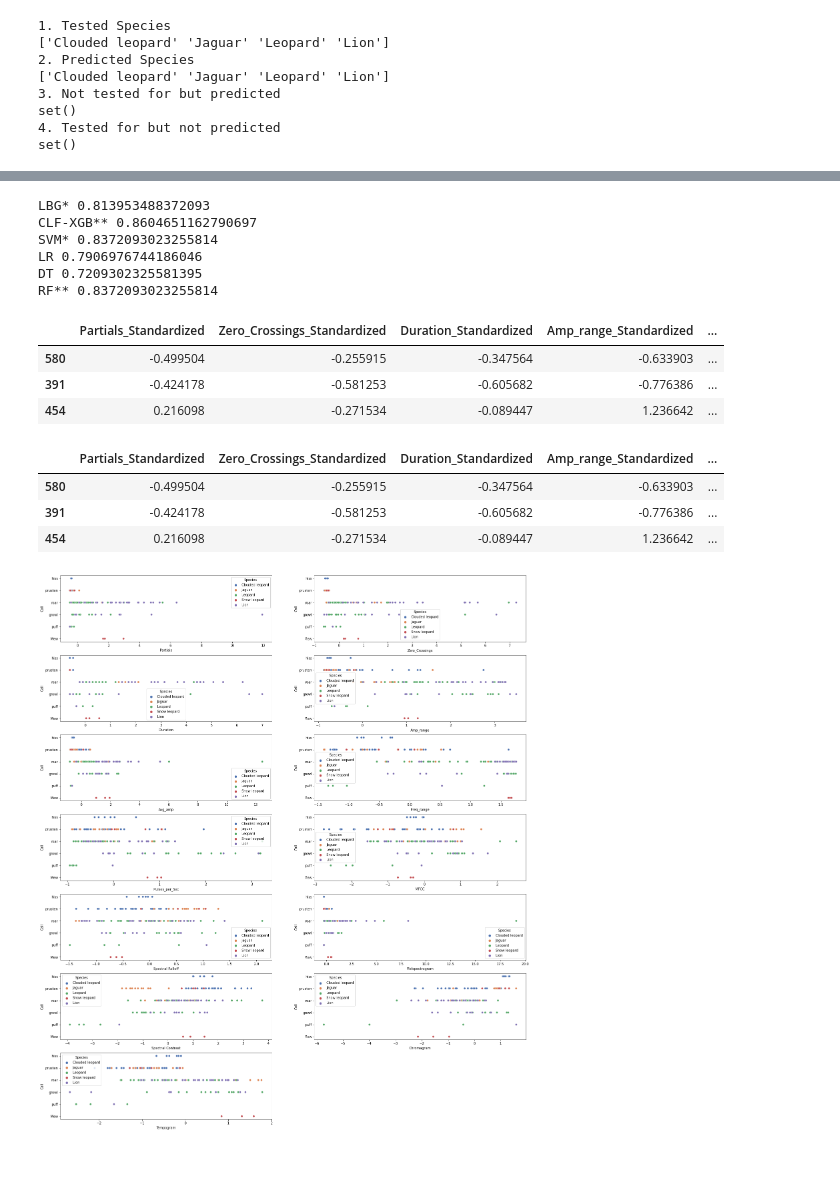
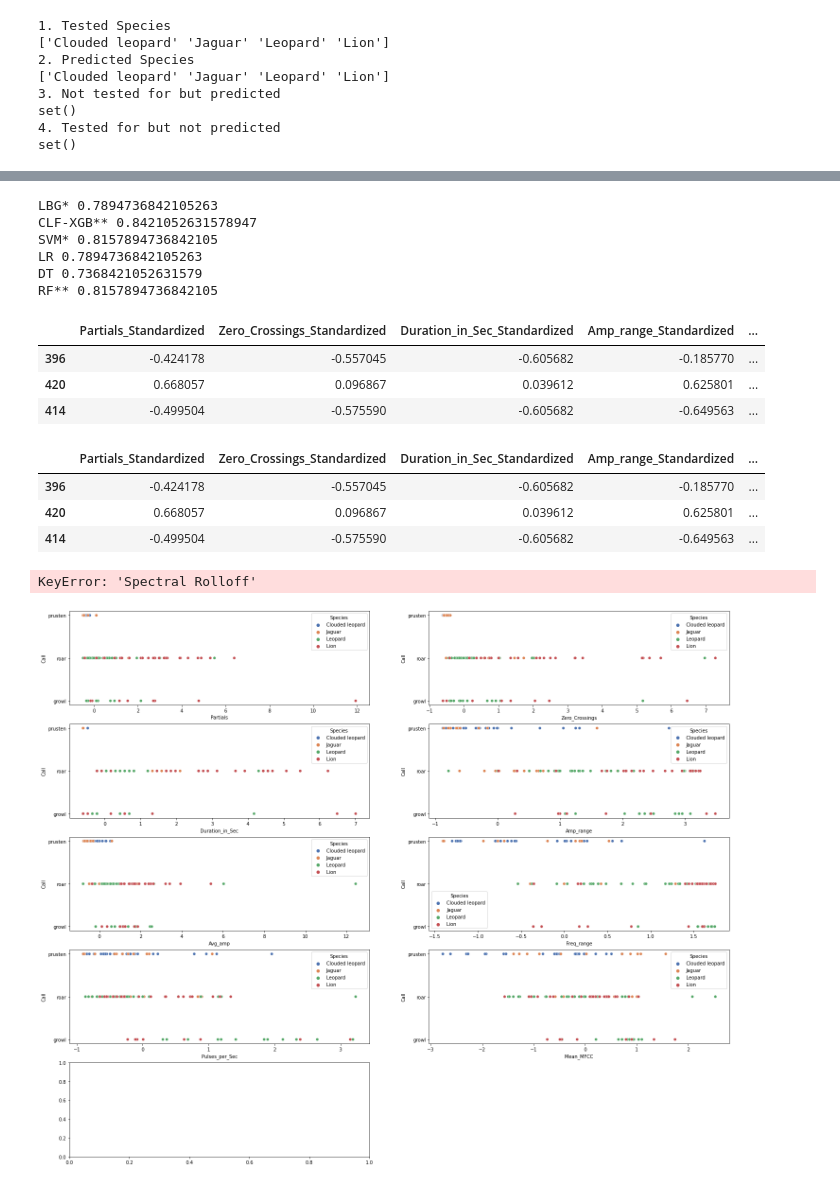
Before and after one commit to kexantus/felidetect, a Jupyter notebook: Modeling-Pantherinae.ipynb, the cells around one changed output, grey strips where cells are left out. Saved outputs shown, nothing was run; the diff lists cells and outputs as text; code cells hidden in the pictures.

```diff
--- a/Modeling-Pantherinae.ipynb
+++ b/Modeling-Pantherinae.ipynb
@@ -64,5 +64,10 @@ df.shape
-# %%
-df = df[df.Species.isin(['Clouded leopard','Snow leopard', 'Jaguar','Leopard','Lion'])]
+# %%
+"Pull records containing 'Clouded leopard','Jaguar','Leopard','Lion' but not Snow Leopard due to unbalanced data"
+
+df = df[df.Species.isin(['Clouded leopard','Jaguar','Leopard','Lion'])]
+
+"Remove records with mew, hiss, puff"
+df = df[df.Call.isin(['roar','prusten','growl'])]
 # %%
 df.shape
 # %% [output]
@@ -78,8 +84,8 @@ Index(['File Name', 'Duration_in_Sec', 'Zero_Crossings', 'Amp_range',
       dtype='object')
 # %%
-X = df[pd.notnull(df['Call'])][['Partials', 'Zero_Crossings', 'Duration', 'Amp_range', 'Avg_amp',
-       'Freq_range', 'Pulses_per_Sec', 'MFCC', 'Spectral Rolloff',
-       'Melspectrogram', 'Spectral Contrast', 'Chromagram', 'Tempogram']]
+X = df[pd.notnull(df['Call'])][['Partials', 'Zero_Crossings', 'Duration_in_Sec', 'Amp_range', 'Avg_amp',
+       'Freq_range', 'Pulses_per_Sec', 'Mean_MFCC', 'Mean_Spectral Rolloff',
+'Mean_Melspectrogram', 'Mean_Spectral Contrast', 'Mean_Chromagram', 'Mean_Tempogram']]
 y = df[pd.notnull(df['Call'])][['Call','Species']]
 # %%
 X_train, X_test, y_train, y_test = train_test_split(X, y, test_size = 0.30, random_state=42)
@@ -861,12 +870,12 @@ print('LR',lr2.score(X_test, y_test2))
 print('DT',dt2.score(X_test, y_test2))
 print('RF**',rf2.score(X_test, y_test2))
 # %% [output]
-LBG* 0.813953488372093
-CLF-XGB** 0.8604651162790697
-SVM* 0.8372093023255814
-LR 0.7906976744186046
-DT 0.7209302325581395
-RF** 0.8372093023255814
+LBG* 0.7894736842105263
+CLF-XGB** 0.8421052631578947
+SVM* 0.8157894736842105
+LR 0.7894736842105263
+DT 0.7368421052631579
+RF** 0.8157894736842105
 # %%
 pred_df = pd.DataFrame(X_test.copy())
 pred_df = pred_df.join(df_raw, lsuffix='_Standardized')
@@ -883,10 +892,10 @@ pred_df['Predicted'] = y_clf2
 pred_df.to_csv('Species Classification Data with XGB.csv', index=False)
 pred_df.head(3)
 # %% [output]
-|  | Partials_Standardized | Zero_Crossings_Standardized | Duration_Standardized | Amp_range_Standardized | ... |
-| 580 | -0.499504 | -0.255915 | -0.347564 | -0.633903 | ... |
-| 391 | -0.424178 | -0.581253 | -0.605682 | -0.776386 | ... |
-| 454 | 0.216098 | -0.271534 | -0.089447 | 1.236642 | ... |
+|  | Partials_Standardized | Zero_Crossings_Standardized | Duration_in_Sec_Standardized | Amp_range_Standardized | ... |
+| 396 | -0.424178 | -0.557045 | -0.605682 | -0.185770 | ... |
+| 420 | 0.668057 | 0.096867 | 0.039612 | 0.625801 | ... |
+| 414 | -0.499504 | -0.575590 | -0.605682 | -0.649563 | ... |
 # %%
 pred_df = pd.DataFrame(X_test.copy())
 pred_df = pred_df.join(df_raw, lsuffix='_Standardized')
@@ -903,21 +912,22 @@ pred_df['Predicted'] = y_rf2
 pred_df.to_csv('Species Classification Data with Random Forest.csv', index=False)
 pred_df.head(3)
 # %% [output]
-|  | Partials_Standardized | Zero_Crossings_Standardized | Duration_Standardized | Amp_range_Standardized | ... |
-| 580 | -0.499504 | -0.255915 | -0.347564 | -0.633903 | ... |
-| 391 | -0.424178 | -0.581253 | -0.605682 | -0.776386 | ... |
-| 454 | 0.216098 | -0.271534 | -0.089447 | 1.236642 | ... |
+|  | Partials_Standardized | Zero_Crossings_Standardized | Duration_in_Sec_Standardized | Amp_range_Standardized | ... |
+| 396 | -0.424178 | -0.557045 | -0.605682 | -0.185770 | ... |
+| 420 | 0.668057 | 0.096867 | 0.039612 | 0.625801 | ... |
+| 414 | -0.499504 | -0.575590 | -0.605682 | -0.649563 | ... |
 # %%
-l= ['Partials', 'Zero_Crossings', 'Duration', 'Amp_range', 'Avg_amp',
-       'Freq_range', 'Pulses_per_Sec', 'MFCC', 'Spectral Rolloff',
+l= ['Partials', 'Zero_Crossings', 'Duration_in_Sec', 'Amp_range', 'Avg_amp',
+       'Freq_range', 'Pulses_per_Sec', 'Mean_MFCC', 'Mean_Spectral Rolloff',
        'Melspectrogram', 'Spectral Contrast', 'Chromagram','Tempogram']
 
 plt.figure(figsize=(25,30))
 for i in range(len(l)):
     plt.subplot(7,2,i+1)
     sns.scatterplot(df[l[i]], df['Call'], hue=df['Species'], legend='brief', palette='deep')
 plt.savefig('Call Clusters By Features.pdf')
 plt.show()
 # %% [output]
+KeyError: 'Spectral Rolloff'
-[figure, old version]
+[figure, new version]
 # %%
```
Also changed, not shown: parts of 49 cells of this notebook, 5 other files.
